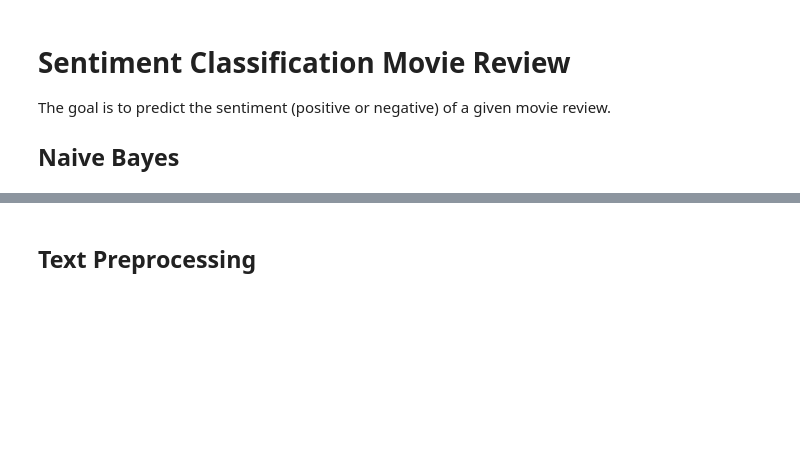
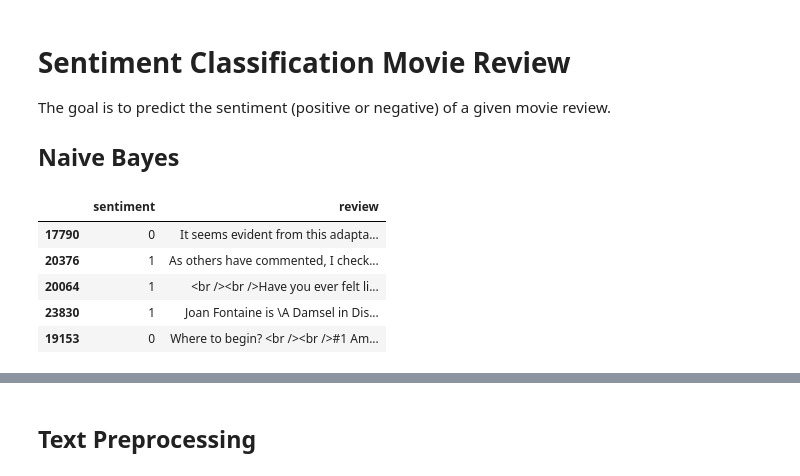
Before and after one commit to JOCRZ/TechnoHacks_Internship, a Jupyter notebook: Project3/Project3.ipynb, the cells around one changed output, grey strips where cells are left out. Cells and saved outputs as stored; diff of their text form; code cells hidden in the pictures; blank space fills up the shorter version.

```diff
--- a/Project3/Project3.ipynb
+++ b/Project3/Project3.ipynb
@@ -12,6 +12,13 @@ import matplotlib.pyplot as plt
 # %%
 data = pd.read_csv('labeledTrainData.tsv', sep='\t',usecols=['review','sentiment'])
 # %%
-data
+data.sample(5)
+# %% [output]
+|  | sentiment | review |
+| 17790 | 0 | It seems evident from this adapta... |
+| 20376 | 1 | As others have commented, I check... |
+| 20064 | 1 | <br /><br />Have you ever felt li... |
+| 23830 | 1 | Joan Fontaine is \A Damsel in Dis... |
+| 19153 | 0 | Where to begin? <br /><br />#1 Am... |
 # %%
 sns.barplot(data['sentiment'].value_counts())
```
Also changed, not shown: parts of 15 cells of this notebook, 2 other files.
